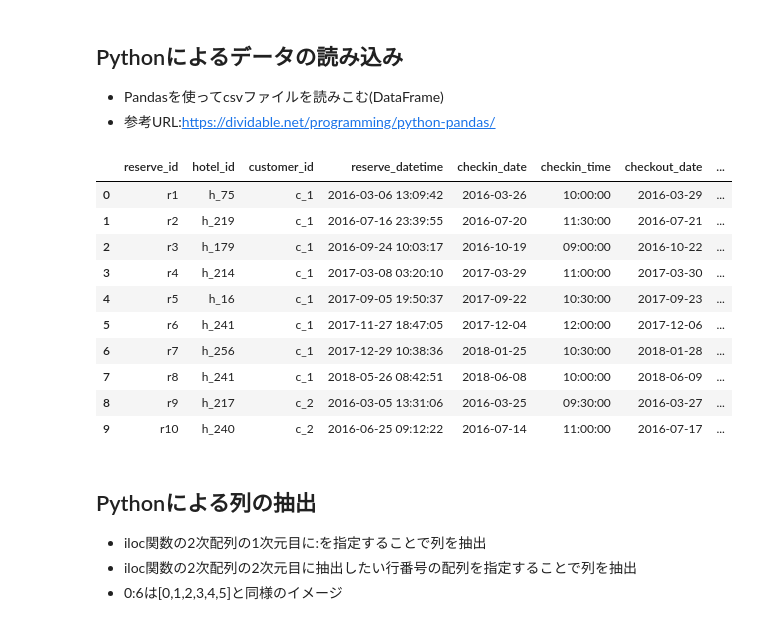
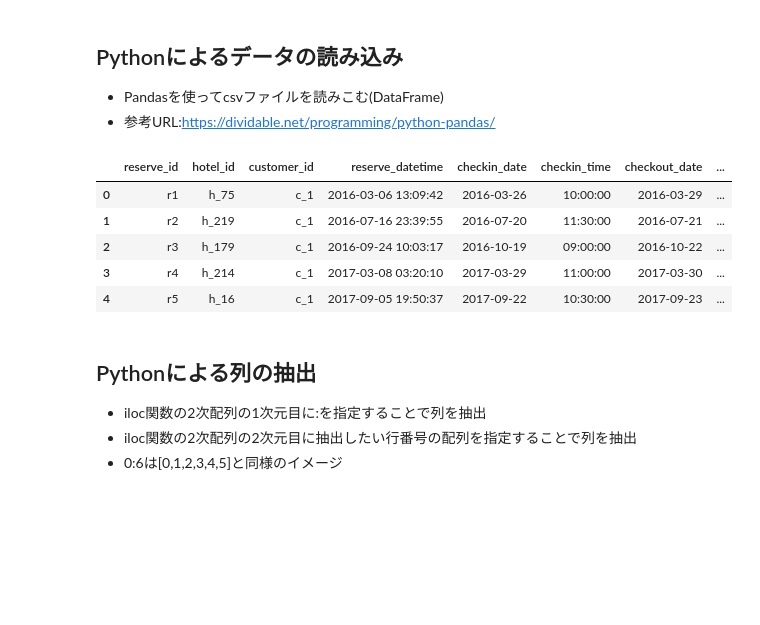
Before and after one commit to TakatoOhnishi/analytics, a Jupyter notebook: data_process/Pythonでのデータ前処理お作法(抽出・集約・結合).ipynb, the cells around one changed output. Drawn from its saved outputs; the diff is of its cells as text; code cells hidden in the pictures; blank space fills up the shorter version.

```diff
--- a/data_process/Pythonでのデータ前処理お作法(抽出・集約・結合).ipynb
+++ b/data_process/Pythonでのデータ前処理お作法(抽出・集約・結合).ipynb
@@ -9,21 +9,16 @@ import pandas as pd
 # %%
 #Pandasのread_csvを利用して、customer.csvファイルをDataFrameとして読み込み
 #encodingで読み込みファイルの文字コードを設定
 
 reserve_tb = pd.read_csv('data/reserve.csv', encoding='UTF-8')
-reserve_tb.head(10)
+reserve_tb.head()
 # %% [output]
 |  | reserve_id | hotel_id | customer_id | reserve_datetime | checkin_date | checkin_time | checkout_date | ... |
 | 0 | r1 | h_75 | c_1 | 2016-03-06 13:09:42 | 2016-03-26 | 10:00:00 | 2016-03-29 | ... |
 | 1 | r2 | h_219 | c_1 | 2016-07-16 23:39:55 | 2016-07-20 | 11:30:00 | 2016-07-21 | ... |
 | 2 | r3 | h_179 | c_1 | 2016-09-24 10:03:17 | 2016-10-19 | 09:00:00 | 2016-10-22 | ... |
 | 3 | r4 | h_214 | c_1 | 2017-03-08 03:20:10 | 2017-03-29 | 11:00:00 | 2017-03-30 | ... |
 | 4 | r5 | h_16 | c_1 | 2017-09-05 19:50:37 | 2017-09-22 | 10:30:00 | 2017-09-23 | ... |
-| 5 | r6 | h_241 | c_1 | 2017-11-27 18:47:05 | 2017-12-04 | 12:00:00 | 2017-12-06 | ... |
-| 6 | r7 | h_256 | c_1 | 2017-12-29 10:38:36 | 2018-01-25 | 10:30:00 | 2018-01-28 | ... |
-| 7 | r8 | h_241 | c_1 | 2018-05-26 08:42:51 | 2018-06-08 | 10:00:00 | 2018-06-09 | ... |
-| 8 | r9 | h_217 | c_2 | 2016-03-05 13:31:06 | 2016-03-25 | 09:30:00 | 2016-03-27 | ... |
-| 9 | r10 | h_240 | c_2 | 2016-06-25 09:12:22 | 2016-07-14 | 11:00:00 | 2016-07-17 | ... |
 # %% [markdown]
 ## Pythonによる列の抽出
  - iloc関数の2次配列の1次元目に:を指定することで列を抽出
```
Also changed, not shown: parts of 26 cells of this notebook, 2 other files.
